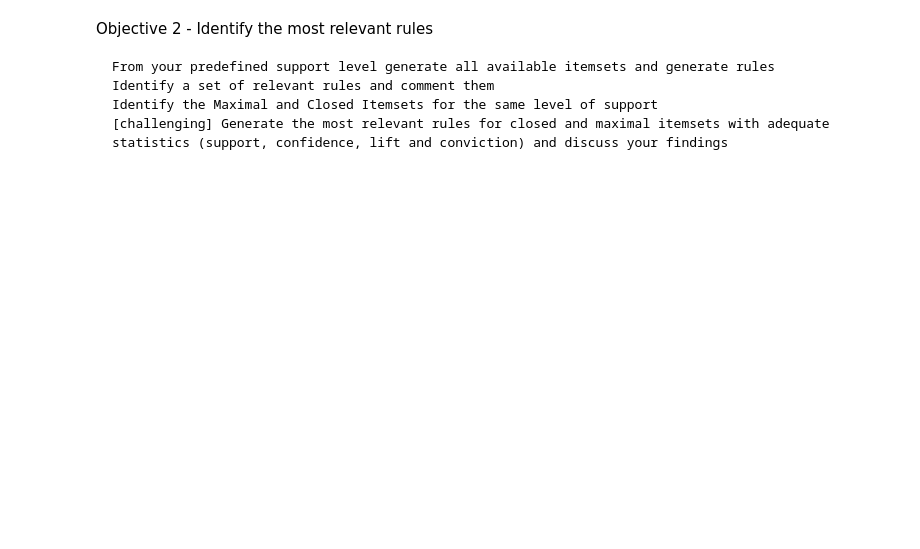
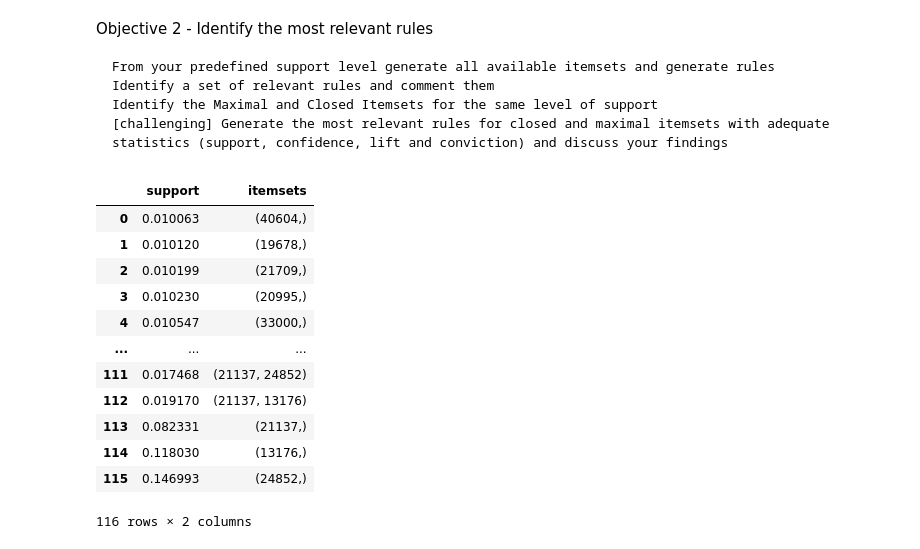
Before and after one commit to AntunesCSR/DM_Group_Project, a Jupyter notebook: HA2/data/HA2_catia.ipynb, the cells around one changed output. Cells and saved outputs as stored; diff of their text form; code cells hidden in the pictures; blank space fills up the shorter version.

```diff
--- a/HA2/data/HA2_catia.ipynb
+++ b/HA2/data/HA2_catia.ipynb
@@ -151,3 +168,21 @@ Objective 2 - Identify the most relevant rules
     Identify a set of relevant rules and comment them
     Identify the Maximal and Closed Itemsets for the same level of support
     [challenging] Generate the most relevant rules for closed and maximal itemsets with adequate statistics (support, confidence, lift and conviction) and discuss your findings
+# %%
+# Using ECLAT to generate itemsets and rules for support level of 0.01
+FI_eclat = pyeclat(order_products_list, 0.01)
+FI_eclat
+# %% [output]
+|  | support | itemsets |
+| 0 | 0.010063 | (40604,) |
+| 1 | 0.010120 | (19678,) |
+| 2 | 0.010199 | (21709,) |
+| 3 | 0.010230 | (20995,) |
+| 4 | 0.010547 | (33000,) |
+| ... | ... | ... |
+| 111 | 0.017468 | (21137, 24852) |
+| 112 | 0.019170 | (21137, 13176) |
+| 113 | 0.082331 | (21137,) |
+| 114 | 0.118030 | (13176,) |
+| 115 | 0.146993 | (24852,) |
+116 rows × 2 columns
```
Also changed, not shown: parts of 9 cells of this notebook.
